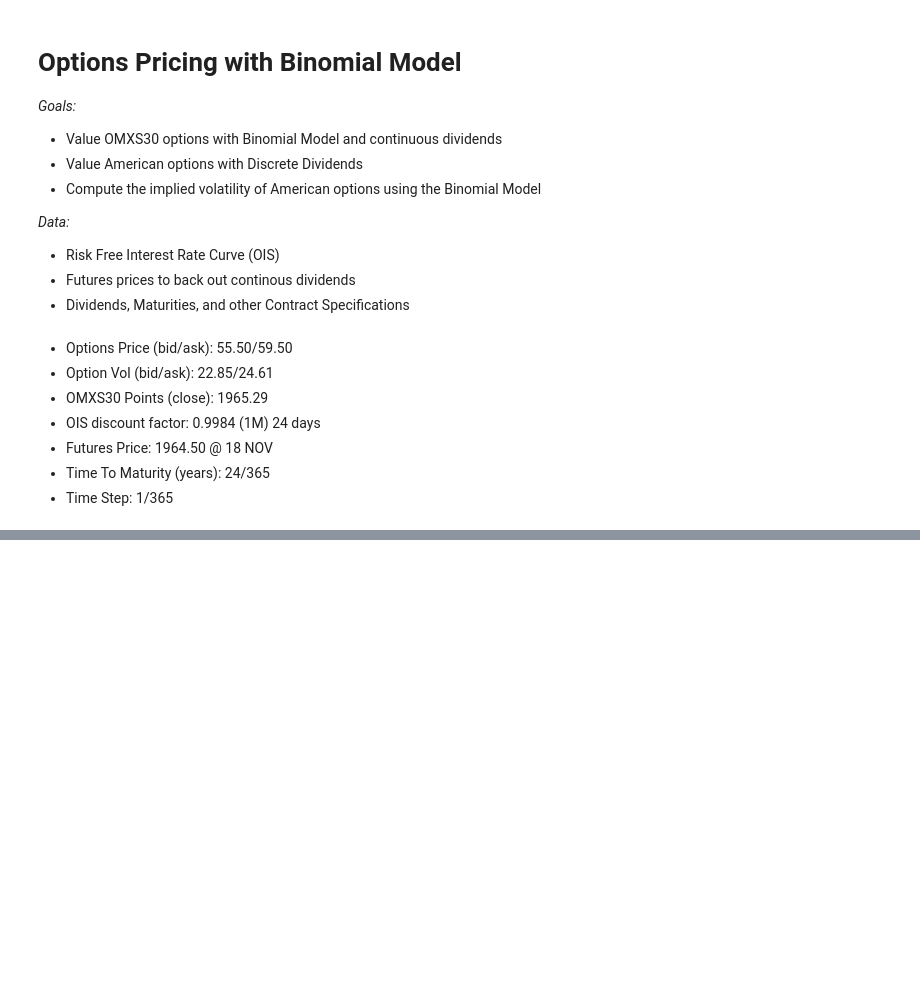
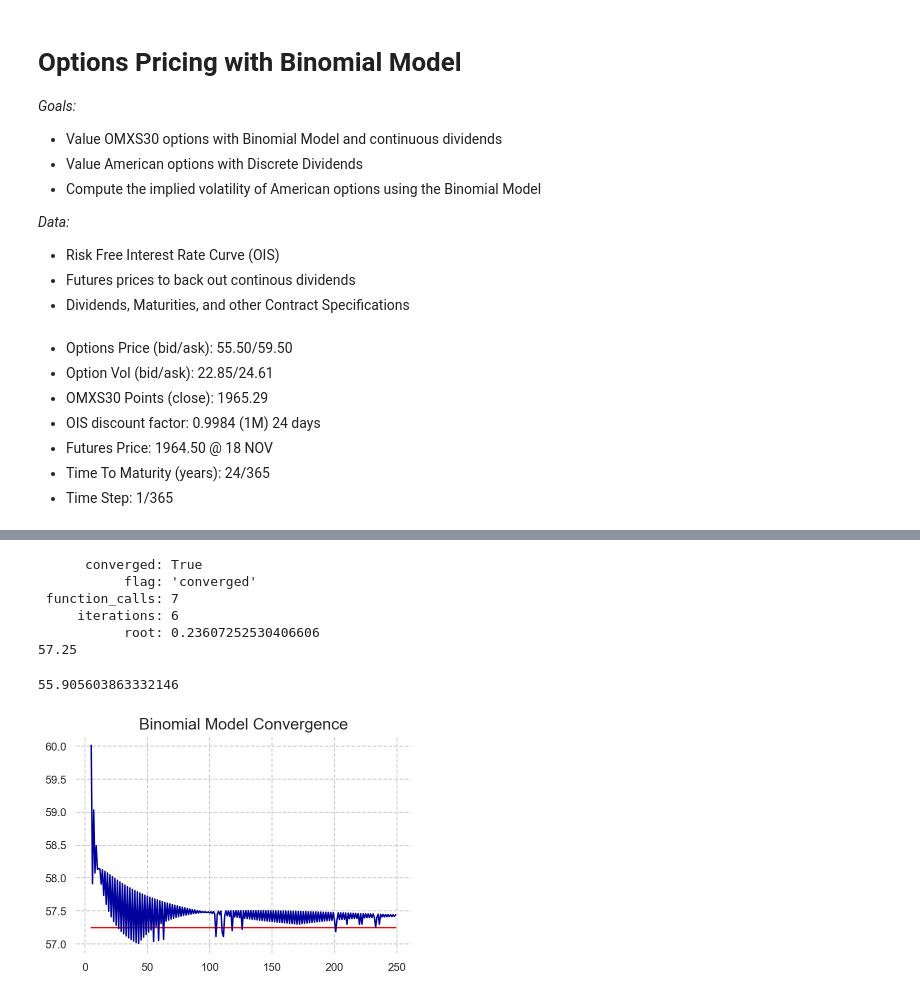
Before and after one commit to Sinbad-The-Sailor/Financial-Mathematics-Notebooks, a Jupyter notebook: options_pricing_binomial.ipynb, the cells around one changed output, grey strips where cells are left out. Cells and saved outputs as stored; diff of their text form; code cells hidden in the pictures; blank space fills up the shorter version.

```diff
--- a/options_pricing_binomial.ipynb
+++ b/options_pricing_binomial.ipynb
@@ -112,0 +169,36 @@ price_option(0.2, 100, 50, 8/250, 1/250, 0.01, 0.01)
+# %%
+# Obtain an IV:
+
+# Extracting the implied volatility.
+def formatted_function(imp_vol):
+    return black_sholes(imp_vol, 1974.277, 2000, 47/365, rate, "C")- 57.25
+print(root_scalar(formatted_function, bracket=[0, 1]))
+print(black_sholes(0.23607252530406606, 1974.277, 2000, 47/365, rate, "C"))
+# %% [output]
+      converged: True
+           flag: 'converged'
+ function_calls: 7
+     iterations: 6
+           root: 0.23607252530406606
+57.25
+# %%
+price_option(0.23078170862278063, 1974.277, 2000, 47/365, 0.01/365, rate, 0, type="CE")
+# %% [output]
+55.905603863332146
+# %%
+prices = []
+steps = []
+
+for i in range(5,250):
+    prices.append(price_option(0.23607252530406606, 1974.277, 2000, 47/365, 47/365/i, rate, 0, type="CE"))
+    steps.append(i)
+# %%
+fig, ax = plt.subplots()
+fig.set_size_inches(6,4)
+ax.plot(steps, len(steps)*[57.25], color='red')
+ax.plot(steps, prices)
+ax.set_title("Binomial Model Convergence", fontsize=16)
+plt.box(False)
+plt.show()
+# %% [output]
+[figure, added]
```
Also changed, not shown: parts of 17 cells of this notebook, 1 other file.
